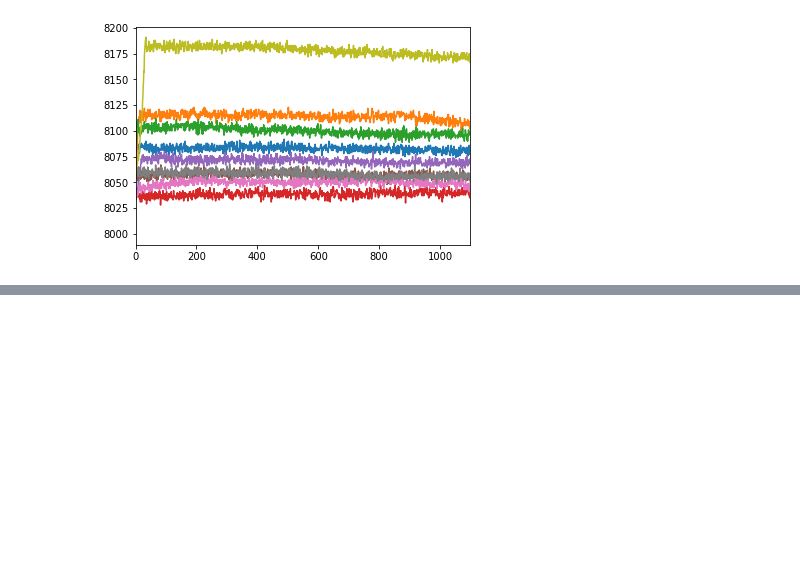
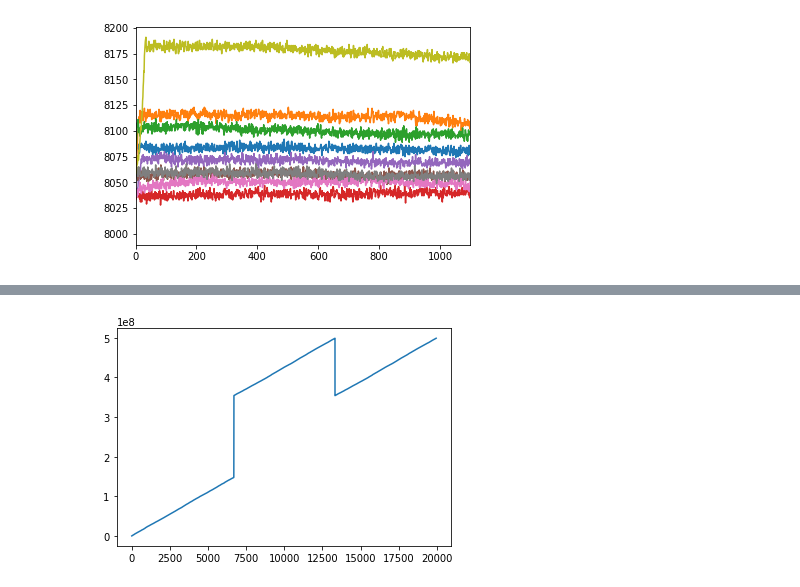
Before and after one commit to kalieknecht/ne204_lab1, a Jupyter notebook: config_setup.ipynb, the cells around one changed output, grey strips where cells are left out. Cells and saved outputs as stored; diff of their text form; code cells hidden in the pictures; blank space fills up the shorter version.

```diff
--- a/config_setup.ipynb
+++ b/config_setup.ipynb
@@ -132,0 +161,37 @@ plt.show()
+# %%
+f_name = 'data/22_10_07/test2.h5'
+f_data = h5py.File(f_name,'r')
+test2 = f_data['raw_data'][()]
+print(test2.shape)
+
+f_name = 'data/22_10_07/test3.h5'
+f_data = h5py.File(f_name,'r')
+test3 = f_data['raw_data'][()]
+print(test3.shape)
+
+f_name = 'data/22_10_07/test4.h5'
+f_data = h5py.File(f_name,'r')
+test4 = f_data['raw_data'][()]
+print(test4.shape)
+
+f_name = 'data/22_10_07/test5.h5'
+f_data = h5py.File(f_name,'r')
+test5 = f_data['raw_data'][()]
+print(test5.shape)
+
+f_name = 'data/22_10_07/test6.h5'
+f_data = h5py.File(f_name,'r')
+test6 = f_data['raw_data'][()]
+print(test6.shape)
+
+f_name = 'data/22_10_07/test7.h5'
+f_data = h5py.File(f_name,'r')
+test7 = f_data['raw_data'][()]
+test7_event=f_data['event_data'][()]
+print(test7.shape)
+
+f_name = 'data/22_10_07/test8.h5'
+f_data = h5py.File(f_name,'r')
+test8 = f_data['raw_data'][()]
+test8_event = f_data['event_data'][()]
+print(test8.shape)
@@ -132,0 +206,6 @@ plt.show()
+# %%
+plt.figure()
+plt.plot(test7_event['timestamp'])
+plt.show()
+# %% [output]
+[figure, added]
```
Also changed, not shown: parts of 6 cells of this notebook, 2 other files.
